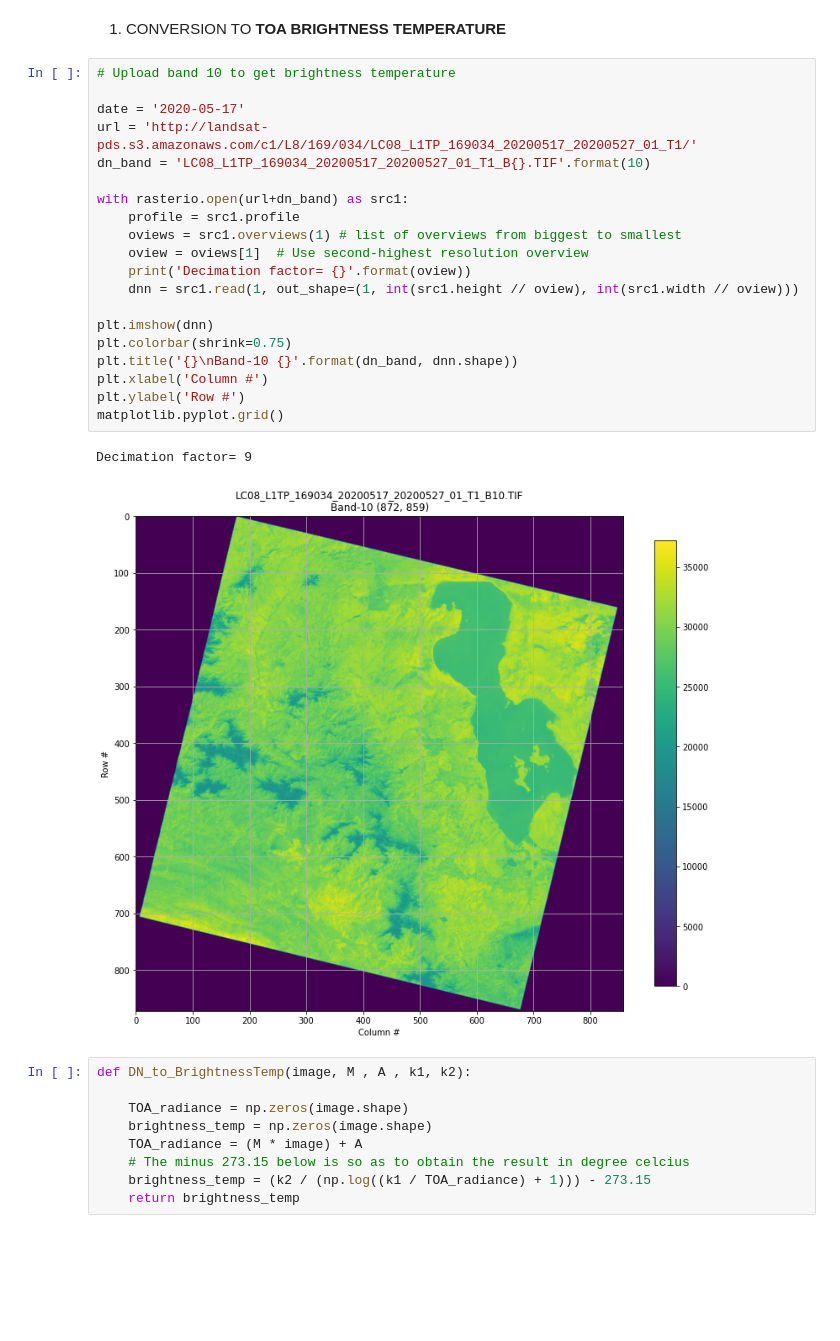
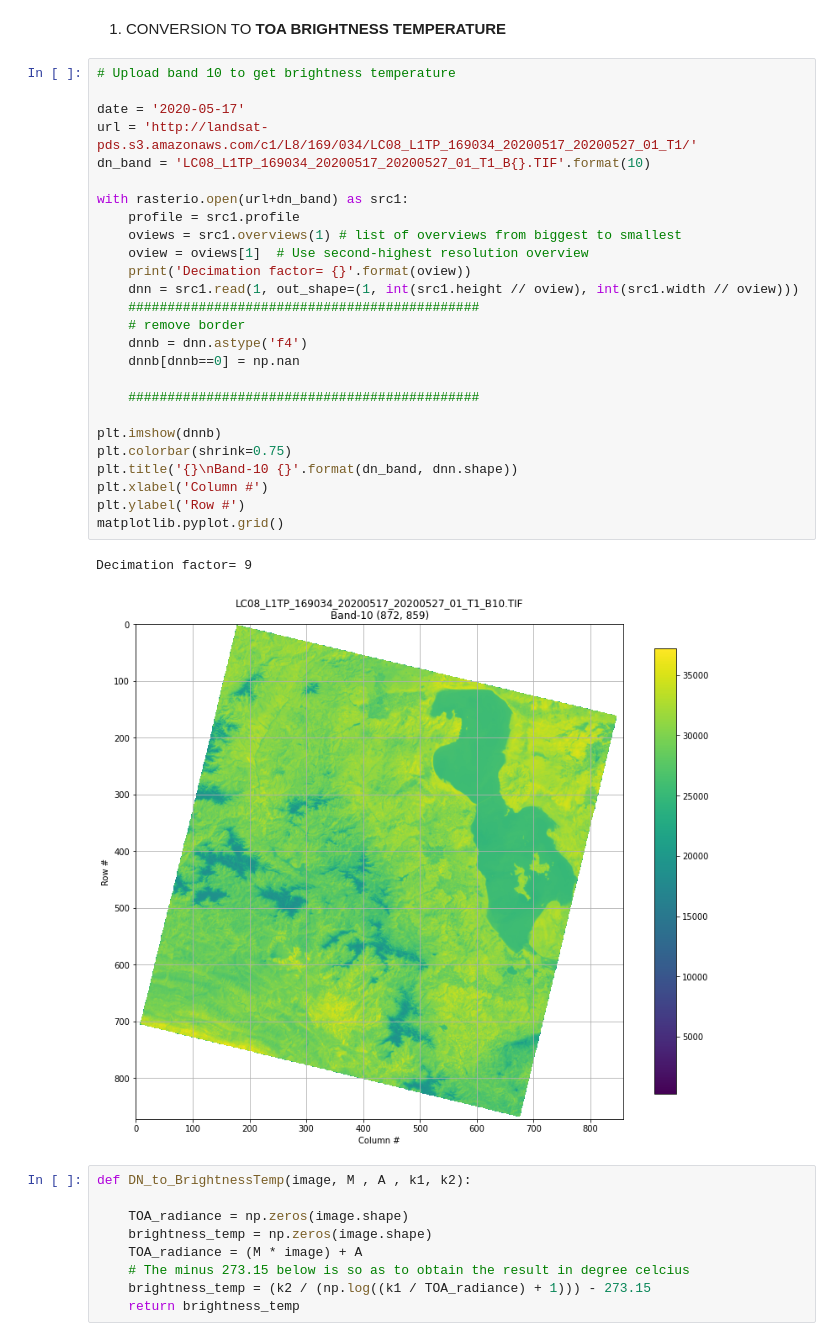
Before and after one commit to soorajpu12/LSTproject, a Jupyter notebook: emissivity_from_DN.ipynb, the cells around one changed output. Drawn from its saved outputs; the diff is of its cells as text; blank space fills up the shorter version.

```diff
--- a/emissivity_from_DN.ipynb
+++ b/emissivity_from_DN.ipynb
@@ -35,26 +35,32 @@ Populating the interactive namespace from numpy and matplotlib
 # %%
 # Upload band 10 to get brightness temperature
 
 date = '2020-05-17'
 url = 'http://landsat-pds.s3.amazonaws.com/c1/L8/169/034/LC08_L1TP_169034_20200517_20200527_01_T1/'
 dn_band = 'LC08_L1TP_169034_20200517_20200527_01_T1_B{}.TIF'.format(10)
 
 with rasterio.open(url+dn_band) as src1:
     profile = src1.profile
     oviews = src1.overviews(1) # list of overviews from biggest to smallest
     oview = oviews[1]  # Use second-highest resolution overview
     print('Decimation factor= {}'.format(oview))
     dnn = src1.read(1, out_shape=(1, int(src1.height // oview), int(src1.width // oview)))
+    #############################################
+    # remove border
+    dnnb = dnn.astype('f4')
+    dnnb[dnnb==0] = np.nan
 
-plt.imshow(dnn)
+    #############################################
+
+plt.imshow(dnnb)
 plt.colorbar(shrink=0.75)
 plt.title('{}\nBand-10 {}'.format(dn_band, dnn.shape))
 plt.xlabel('Column #')
 plt.ylabel('Row #')
 matplotlib.pyplot.grid()
 # %% [output]
 Decimation factor= 9
-[figure, old version]
+[figure, new version]
 # %%
 def DN_to_BrightnessTemp(image, M , A , k1, k2):
 
```
Also changed, not shown: parts of 3 cells of this notebook.
